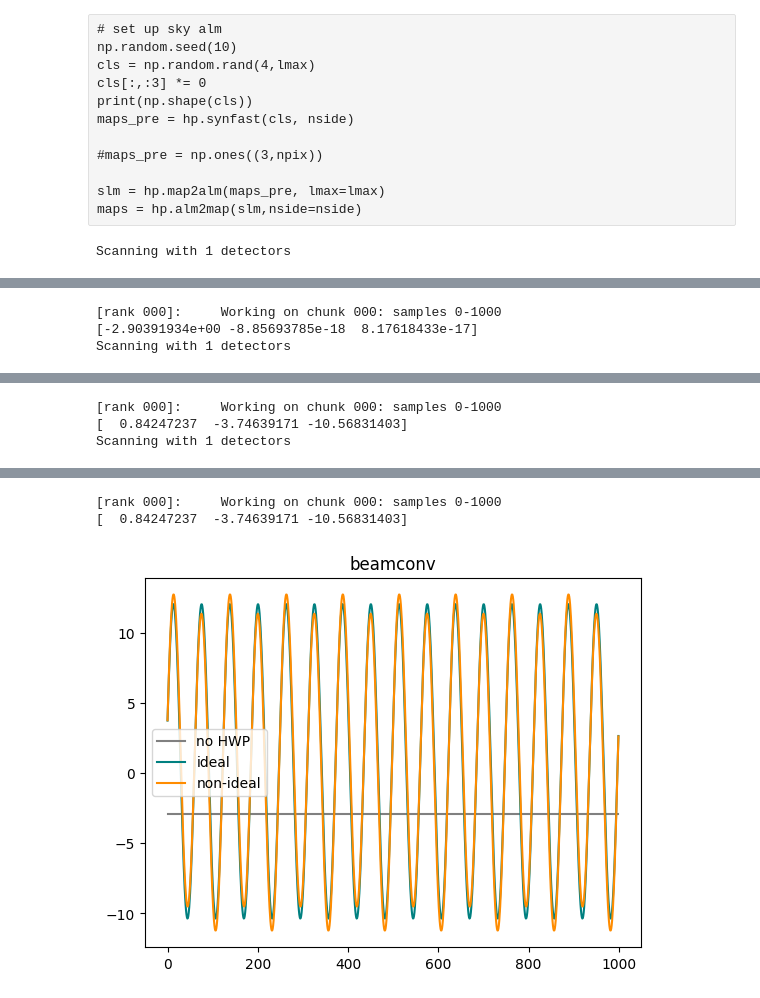
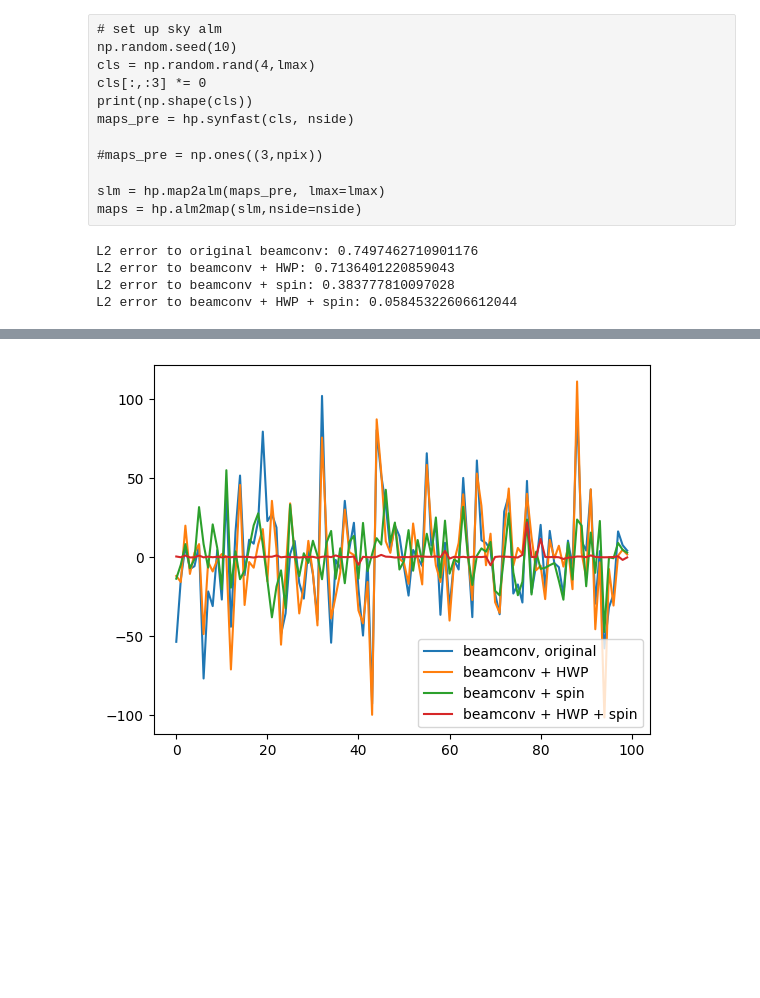
Before and after one commit to martamonelli/CMB-Inflate_WP4, a Jupyter notebook: AAA_comparison.ipynb, the cells around one changed output, grey strips where cells are left out. Cells and saved outputs as stored; diff of their text form; code cells hidden in the pictures; blank space fills up the shorter version.

```diff
--- a/AAA_comparison.ipynb
+++ b/AAA_comparison.ipynb
@@ -130,22 +182,52 @@ maps_pre = hp.synfast(cls, nside)
 slm = hp.map2alm(maps_pre, lmax=lmax)
 maps = hp.alm2map(slm,nside=nside)
 # %%
-mueller0 = np.diag([1.,1.,1.,1.])
-mueller1 = np.diag([1.,1.,-1.,-1.])
-mueller2 = np.asarray([[1, .1, 0, 0], [.1, 1, 0, 0], [0, 0, -1, 0], [0, 0, 0, -1]], dtype=float)
+# completely random Mueller matrix
+mueller = np.random.uniform(-1,1,size=(4,4))
+#mueller[1:3,0]=mueller[1:3,-1] = 0
+#mueller[0,2]=mueller[2,0] = 0
 
-nptg=1000
+nptg=100
+# completely random pointings
 ptg = np.empty((nptg,3))
-ptg[:,0] = co_lat         # theta
-ptg[:,1] = lon            # phi
-ptg[:,2] = np.zeros(nptg) # psi
+ptg[:,0]=np.random.uniform(0,np.pi,size=(nptg,))    # theta
+ptg[:,1]=np.random.uniform(0,2*np.pi,size=(nptg,))  # phi
+ptg[:,2]=np.random.uniform(0,2*np.pi,size=(nptg,))  # psi
+hwp_angles = np.random.uniform(0,2*np.pi,size=(nptg,))  # alpha
 
-pixs = hp.ang2pix(nside, ptg[:,0], ptg[:,1])
+# get the signal from beamconv
+signal_beamconv_FF = get_beamconv_values(lmax=lmax, kmax=kmax, slm=slm, blm=blm, ptg=ptg, hwp_angles=hwp_angles, mueller=mueller, mu_con_hwp=False, mu_con_spin=False)
+signal_beamconv_FT = get_beamconv_values(lmax=lmax, kmax=kmax, slm=slm, blm=blm, ptg=ptg, hwp_angles=hwp_angles, mueller=mueller, mu_con_hwp=False, mu_con_spin=True)
+signal_beamconv_TF = get_beamconv_values(lmax=lmax, kmax=kmax, slm=slm, blm=blm, ptg=ptg, hwp_angles=hwp_angles, mueller=mueller, mu_con_hwp=True, mu_con_spin=False)
+signal_beamconv_TT = get_beamconv_values(lmax=lmax, kmax=kmax, slm=slm, blm=blm, ptg=ptg, hwp_angles=hwp_angles, mueller=mueller, mu_con_hwp=True, mu_con_spin=True)
 
-hwp_angles = (np.arange(nptg)+6)/nptg*8*np.pi  # alpha
+# Now do the same thing with MuellerConvolver
+fullconv = mueller_convolver.MuellerConvolver(
+    lmax=lmax,
+    kmax=kmax,
+    slm=slm,
+    blm=blm,
+    mueller=mueller,
+    single_precision=False,
+    epsilon=1e-7,
+    nthreads=1,
+)
+signal_muellerconvolver = fullconv.signal(ptg=ptg, alpha=hwp_angles)
 
-tod0 = get_beamconv_values(lmax=lmax, fwhm_arcmin=fwhm_arcmin, slm=slm, ptg=ptg, hwp_angles=hwp_angles, mueller=mueller0)
-tod1 = get_beamconv_values(lmax=lmax, fwhm_arcmin=fwhm_arcmin, slm=slm, ptg=ptg, hwp_angles=hwp_angles, mueller=mueller1)
-tod2 = get_beamconv_values(lmax=lmax, fwhm_arcmin=fwhm_arcmin, slm=slm, ptg=ptg, hwp_angles=hwp_angles, mueller=mueller2)
+# L2 error
+print("L2 error to original beamconv:", ducc0.misc.l2error(signal_beamconv_FF, signal_muellerconvolver))
+print("L2 error to beamconv + HWP:", ducc0.misc.l2error(signal_beamconv_TF, signal_muellerconvolver))
+print("L2 error to beamconv + spin:", ducc0.misc.l2error(signal_beamconv_FT, signal_muellerconvolver))
+print("L2 error to beamconv + HWP + spin:", ducc0.misc.l2error(signal_beamconv_TT, signal_muellerconvolver))
+plt.plot(signal_beamconv_FF-signal_muellerconvolver, label="beamconv, original")
+plt.plot(signal_beamconv_TF-signal_muellerconvolver, label="beamconv + HWP")
+plt.plot(signal_beamconv_FT-signal_muellerconvolver, label="beamconv + spin")
+plt.plot(signal_beamconv_TT-signal_muellerconvolver, label="beamconv + HWP + spin")
+#plt.plot(signal_muellerconvolver, label="MuellerConvolver")
+plt.legend()
+plt.show()
 # %% [output]
-Scanning with 1 detectors
+L2 error to original beamconv: 0.7497462710901176
+L2 error to beamconv + HWP: 0.7136401220859043
+L2 error to beamconv + spin: 0.383777810097028
+L2 error to beamconv + HWP + spin: 0.05845322606612044
@@ -155,3 +233,0 @@ WARNING: AstropyDeprecationWarning: "verbose" was deprecated in version 1.15.0 a
-[rank 000]:     Working on chunk 000: samples 0-1000
-[-2.90391934e+00 -8.85693785e-18  8.17618433e-17]
-Scanning with 1 detectors
@@ -161,3 +233,0 @@ WARNING: AstropyDeprecationWarning: "verbose" was deprecated in version 1.15.0 a
-[rank 000]:     Working on chunk 000: samples 0-1000
-[  0.84247237  -3.74639171 -10.56831403]
-Scanning with 1 detectors
@@ -167,12 +234 @@ WARNING: AstropyDeprecationWarning: "verbose" was deprecated in version 1.15.0 a
-[rank 000]:     Working on chunk 000: samples 0-1000
-[  0.84247237  -3.74639171 -10.56831403]
+[figure, added]
-# %%
-plt.plot(tod0, label='no HWP', color='gray')
-plt.plot(tod1, label='ideal', color='teal')
-plt.plot(tod2, label='non-ideal', color='darkorange')
-plt.title('beamconv')
-plt.legend()
-#plt.ylim([-.1,2.1])
-plt.show()
-# %% [output]
-[figure, removed]
```
Also changed, not shown: parts of 12 cells of this notebook, 2 other files.
